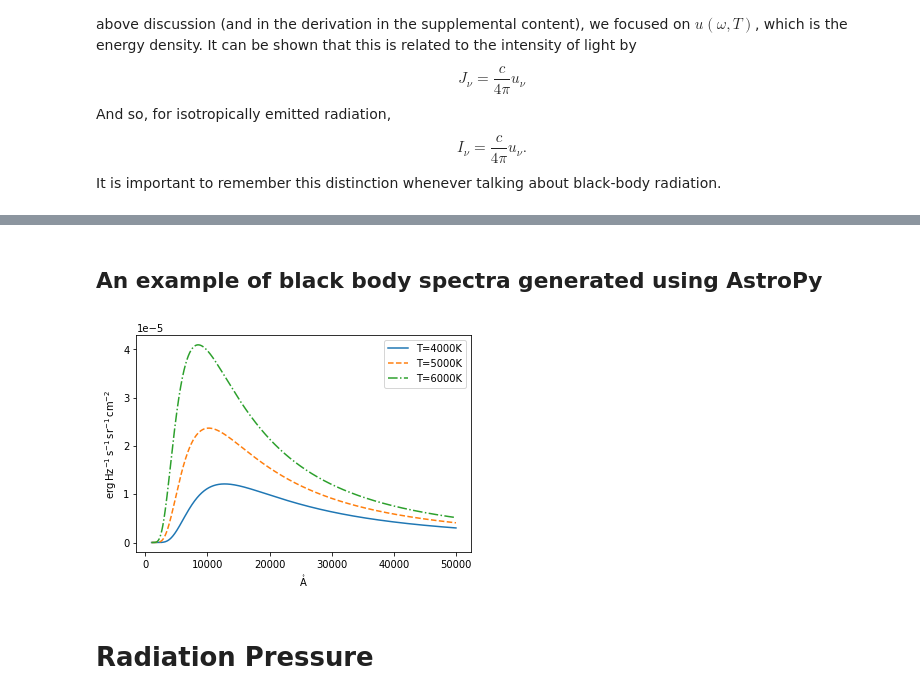
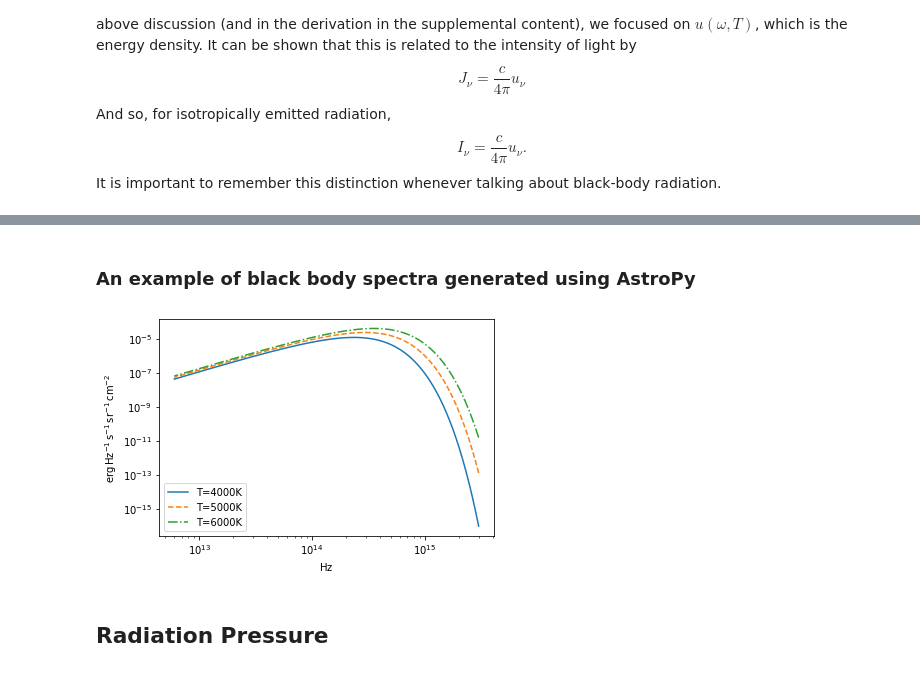
Before and after one commit to mkenne15/PY2106, a Jupyter notebook: Lecture_Notes/Lecture_10/Lecture_10.ipynb, the cells around one changed output, grey strips where cells are left out. Cells and saved outputs as stored; diff of their text form; code cells hidden in the pictures.

```diff
--- a/Lecture_Notes/Lecture_10/Lecture_10.ipynb
+++ b/Lecture_Notes/Lecture_10/Lecture_10.ipynb
@@ -41,34 +47,38 @@ $$
 $$
 So this tells us that, if you have a measurement of the Luminosity of a star, and you can tell where it's spectrum peaks, then you can determine both the temperature and radius of the star, which is very useful for figuring out the current evolutionary status of a star.
 # %% [markdown]
-## An example of black body spectra generated using AstroPy
+### An example of black body spectra generated using AstroPy
 # %%
 import numpy as np
 import matplotlib.pyplot as plt
 
 from astropy.modeling.models import BlackBody
 from astropy import units as u
+from astropy import constants as c
 from astropy.visualization import quantity_support
 
 bb1 = BlackBody(temperature=4000*u.K)
 bb2 = BlackBody(temperature=5000*u.K)
 bb3 = BlackBody(temperature=6000*u.K)
-wav = np.arange(1000, 50000) * u.AA
+wav = np.arange(1000, 500000) * u.AA
+freq = c.c/wav
 flux1 = bb1(wav)
 flux2 = bb2(wav)
 flux3 = bb3(wav)
 
 with quantity_support():
     plt.figure()
-    plt.plot(wav, flux1,label='T=4000K')
-    plt.plot(wav, flux2,'--',label='T=5000K')
-    plt.plot(wav, flux3,'-.',label='T=6000K')
+    plt.plot(freq.to(u.Hz), flux1,label='T=4000K')
+    plt.plot(freq.to(u.Hz), flux2,'--',label='T=5000K')
+    plt.plot(freq.to(u.Hz), flux3,'-.',label='T=6000K')
+    plt.xscale("log")
+    plt.yscale("log")
     plt.legend()
     plt.show()
 # %% [output]
-[figure, old version]
+[figure, new version]
 # %% [markdown]
-# Radiation Pressure
+## Radiation Pressure
 # %% [markdown]
 So now we are going to look at a concept which leans on the same analysis and tricks as used when dealing with black body spectra. In our analysis, we found that the energy hitting the wall of a container filled with black body radiation, coming from a volume dV, was
 $$
```
Also changed, not shown: parts of 7 cells of this notebook, 4 other files.
